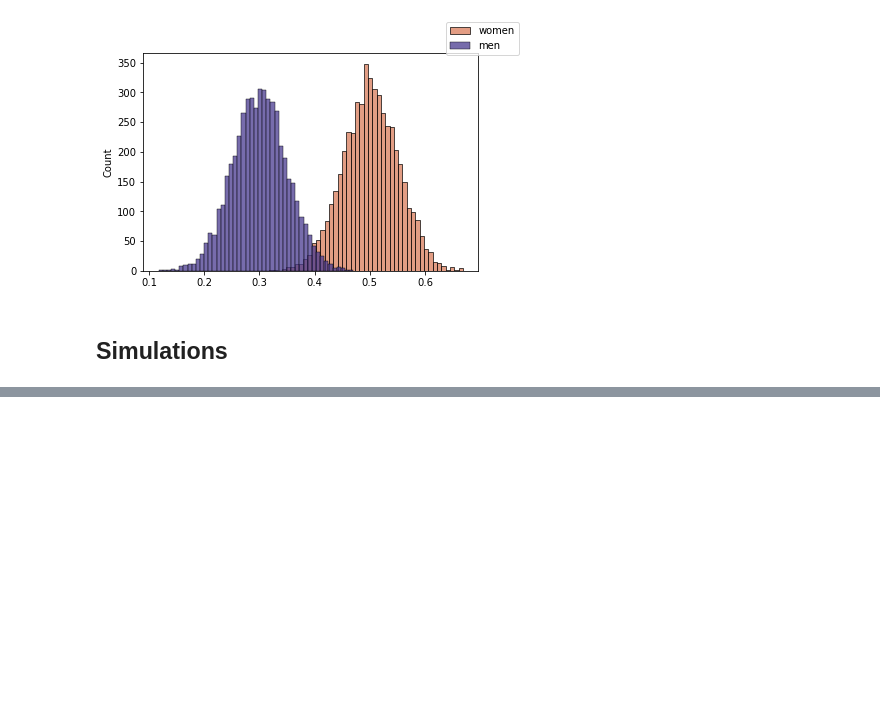
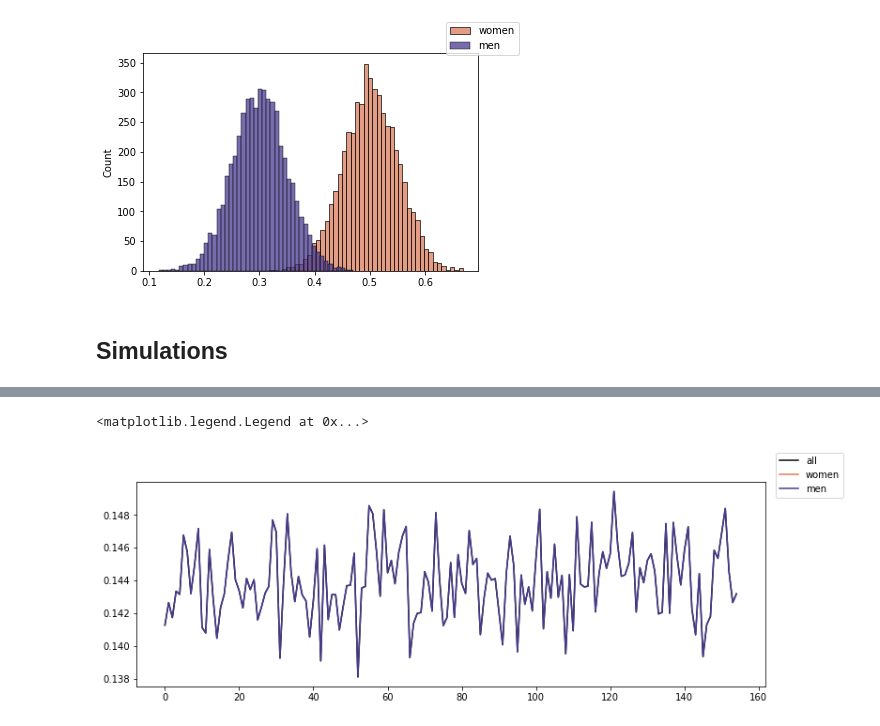
Before and after one commit to jastiso/modeling_citations, a Jupyter notebook: scripts/simulations.ipynb, the cells around one changed output, grey strips where cells are left out. Drawn from its saved outputs; the diff is of its cells as text; code cells hidden in the pictures; blank space fills up the shorter version.

```diff
--- a/scripts/simulations.ipynb
+++ b/scripts/simulations.ipynb
@@ -156,0 +159,9 @@ LinAlgError: SVD did not converge
+# %%
+f,ax = plt.subplots(1,1,figsize=(12,4))
+sns.lineplot(data=citation_perc, color='k',ax=ax)
+sns.lineplot(data=citation_perc_w, color=colors[0],ax=ax)
+sns.lineplot(data=citation_perc_m, color=colors[1],ax=ax)
+f.legend(labels=['all','women','men'])
+# %% [output]
+<matplotlib.legend.Legend at 0x...>
+[figure, added]
```
Also changed, not shown: parts of 3 cells of this notebook.
